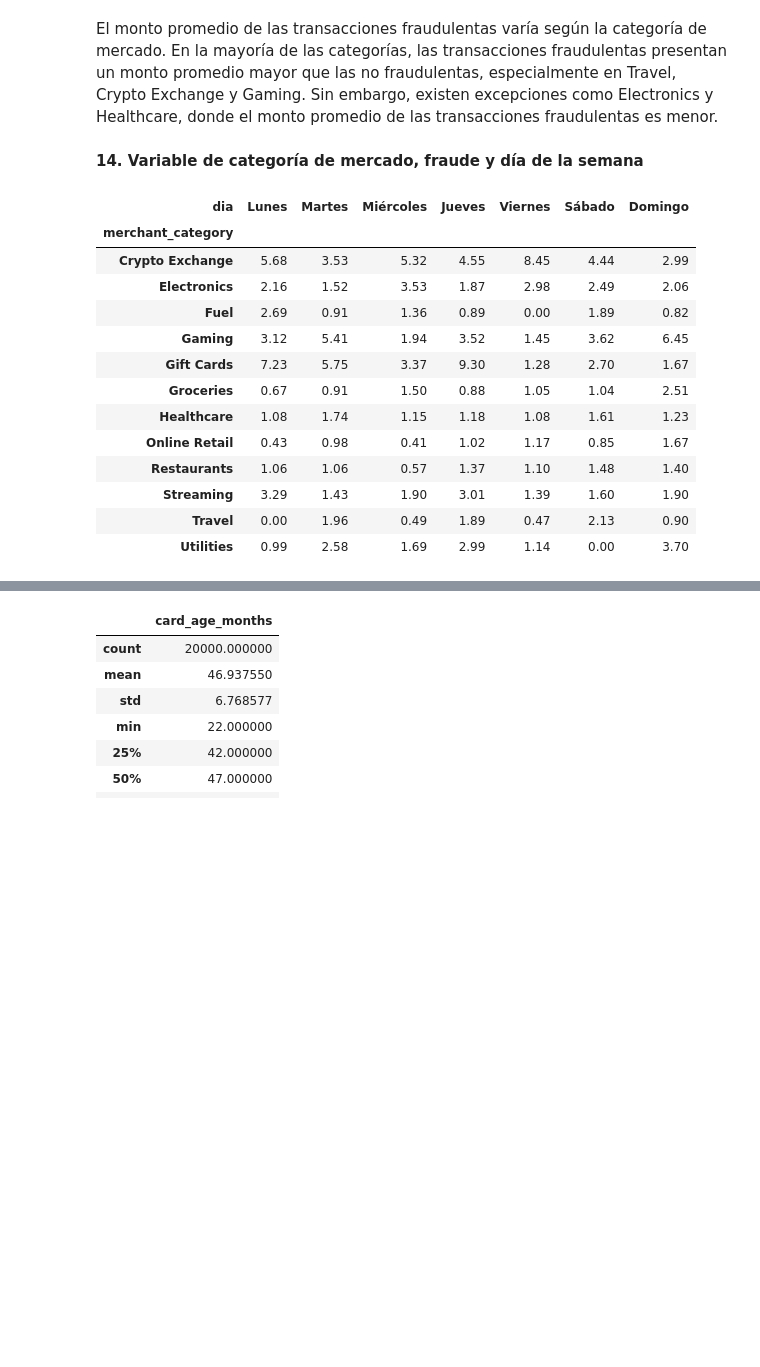
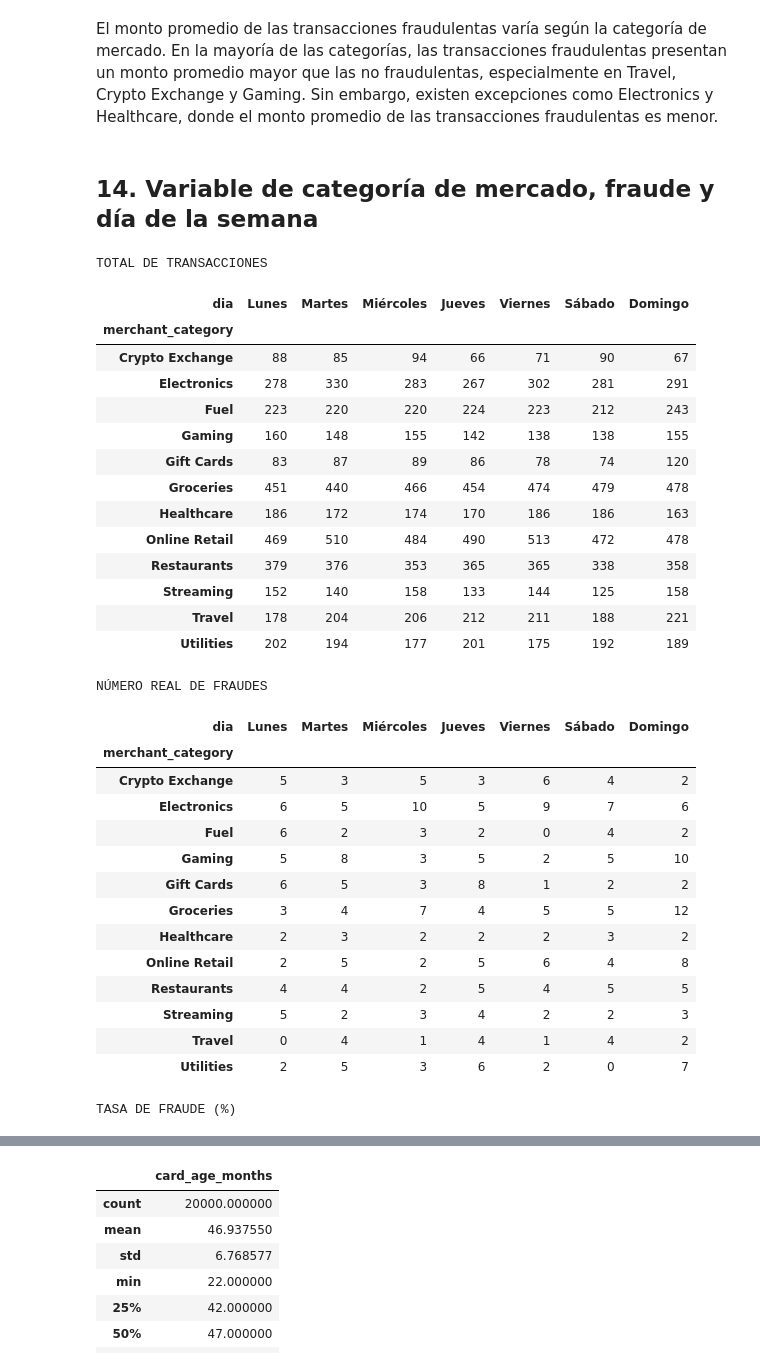
Before and after one commit to nashlypilar-collab/Intro_ciencia_tarea_grupo, a Jupyter notebook: FraudesTDC.ipynb, the cells around one changed output, grey strips where cells are left out. Saved outputs shown, nothing was run; the diff lists cells and outputs as text; code cells hidden in the pictures; blank space fills up the shorter version.

```diff
--- a/FraudesTDC.ipynb
+++ b/FraudesTDC.ipynb
@@ -1317,42 +1371,80 @@ ORDER BY merchant_category, is_fraud
 # %% [markdown]
 El monto promedio de las transacciones fraudulentas varía según la categoría de mercado. En la mayoría de las categorías, las transacciones fraudulentas presentan un monto promedio mayor que las no fraudulentas, especialmente en Travel, Crypto Exchange y Gaming. Sin embargo, existen excepciones como Electronics y Healthcare, donde el monto promedio de las transacciones fraudulentas es menor.
 # %% [markdown]
-**14. Variable de categoría de mercado, fraude y día de la semana**
+## **14. Variable de categoría de mercado, fraude y día de la semana**
 # %%
 # Variable de categoría de mercado, fraude y día de la semana
 
 dias = {
     0: "Lunes",
     1: "Martes",
     2: "Miércoles",
     3: "Jueves",
     4: "Viernes",
     5: "Sábado",
     6: "Domingo"
 }
 
 df_fraude["dia"] = df_fraude["day_of_week"].map(dias)
 
-tabla_dia = pd.crosstab(
+orden_dias = list(dias.values())
+
+# 1. Total de transacciones por categoría y día
+tabla_total = pd.crosstab(
+    df_fraude["merchant_category"],
+    df_fraude["dia"]
+).reindex(columns=orden_dias)
+
+# 2. Número real de fraudes por categoría y día
+tabla_fraudes = pd.crosstab(
     df_fraude["merchant_category"],
     df_fraude["dia"],
     values=df_fraude["is_fraud"],
-    aggfunc="mean"
-) * 100
+    aggfunc="sum"
+).reindex(columns=orden_dias).fillna(0).astype(int)
 
-tabla_dia.round(2)
+# 3. Porcentaje de fraude dentro de cada combinación
+tabla_tasa = (
+    tabla_fraudes.div(tabla_total).mul(100)
+).round(2)
+
+print("TOTAL DE TRANSACCIONES")
+display(tabla_total)
+
+print("NÚMERO REAL DE FRAUDES")
+display(tabla_fraudes)
+
+print("TASA DE FRAUDE (%)")
+display(tabla_tasa)
 # %% [output]
+TOTAL DE TRANSACCIONES
 | dia | Lunes | Martes | Miércoles | Jueves | Viernes | Sábado | Domingo |
 | merchant_category |  |  |  |  |  |  |  |
-| Crypto Exchange | 5.68 | 3.53 | 5.32 | 4.55 | 8.45 | 4.44 | 2.99 |
-| Electronics | 2.16 | 1.52 | 3.53 | 1.87 | 2.98 | 2.49 | 2.06 |
-| Fuel | 2.69 | 0.91 | 1.36 | 0.89 | 0.00 | 1.89 | 0.82 |
-| Gaming | 3.12 | 5.41 | 1.94 | 3.52 | 1.45 | 3.62 | 6.45 |
-| Gift Cards | 7.23 | 5.75 | 3.37 | 9.30 | 1.28 | 2.70 | 1.67 |
-| Groceries | 0.67 | 0.91 | 1.50 | 0.88 | 1.05 | 1.04 | 2.51 |
-| Healthcare | 1.08 | 1.74 | 1.15 | 1.18 | 1.08 | 1.61 | 1.23 |
-| Online Retail | 0.43 | 0.98 | 0.41 | 1.02 | 1.17 | 0.85 | 1.67 |
-| Restaurants | 1.06 | 1.06 | 0.57 | 1.37 | 1.10 | 1.48 | 1.40 |
-| Streaming | 3.29 | 1.43 | 1.90 | 3.01 | 1.39 | 1.60 | 1.90 |
-| Travel | 0.00 | 1.96 | 0.49 | 1.89 | 0.47 | 2.13 | 0.90 |
-| Utilities | 0.99 | 2.58 | 1.69 | 2.99 | 1.14 | 0.00 | 3.70 |
+| Crypto Exchange | 88 | 85 | 94 | 66 | 71 | 90 | 67 |
+| Electronics | 278 | 330 | 283 | 267 | 302 | 281 | 291 |
+| Fuel | 223 | 220 | 220 | 224 | 223 | 212 | 243 |
+| Gaming | 160 | 148 | 155 | 142 | 138 | 138 | 155 |
+| Gift Cards | 83 | 87 | 89 | 86 | 78 | 74 | 120 |
+| Groceries | 451 | 440 | 466 | 454 | 474 | 479 | 478 |
+| Healthcare | 186 | 172 | 174 | 170 | 186 | 186 | 163 |
+| Online Retail | 469 | 510 | 484 | 490 | 513 | 472 | 478 |
+| Restaurants | 379 | 376 | 353 | 365 | 365 | 338 | 358 |
+| Streaming | 152 | 140 | 158 | 133 | 144 | 125 | 158 |
+| Travel | 178 | 204 | 206 | 212 | 211 | 188 | 221 |
+| Utilities | 202 | 194 | 177 | 201 | 175 | 192 | 189 |
+NÚMERO REAL DE FRAUDES
+| dia | Lunes | Martes | Miércoles | Jueves | Viernes | Sábado | Domingo |
+| merchant_category |  |  |  |  |  |  |  |
+| Crypto Exchange | 5 | 3 | 5 | 3 | 6 | 4 | 2 |
+| Electronics | 6 | 5 | 10 | 5 | 9 | 7 | 6 |
+| Fuel | 6 | 2 | 3 | 2 | 0 | 4 | 2 |
+| Gaming | 5 | 8 | 3 | 5 | 2 | 5 | 10 |
+| Gift Cards | 6 | 5 | 3 | 8 | 1 | 2 | 2 |
+| Groceries | 3 | 4 | 7 | 4 | 5 | 5 | 12 |
+| Healthcare | 2 | 3 | 2 | 2 | 2 | 3 | 2 |
+| Online Retail | 2 | 5 | 2 | 5 | 6 | 4 | 8 |
+| Restaurants | 4 | 4 | 2 | 5 | 4 | 5 | 5 |
+| Streaming | 5 | 2 | 3 | 4 | 2 | 2 | 3 |
+| Travel | 0 | 4 | 1 | 4 | 1 | 4 | 2 |
+| Utilities | 2 | 5 | 3 | 6 | 2 | 0 | 7 |
+TASA DE FRAUDE (%)
```
Also changed, not shown: parts of 59 cells of this notebook.
